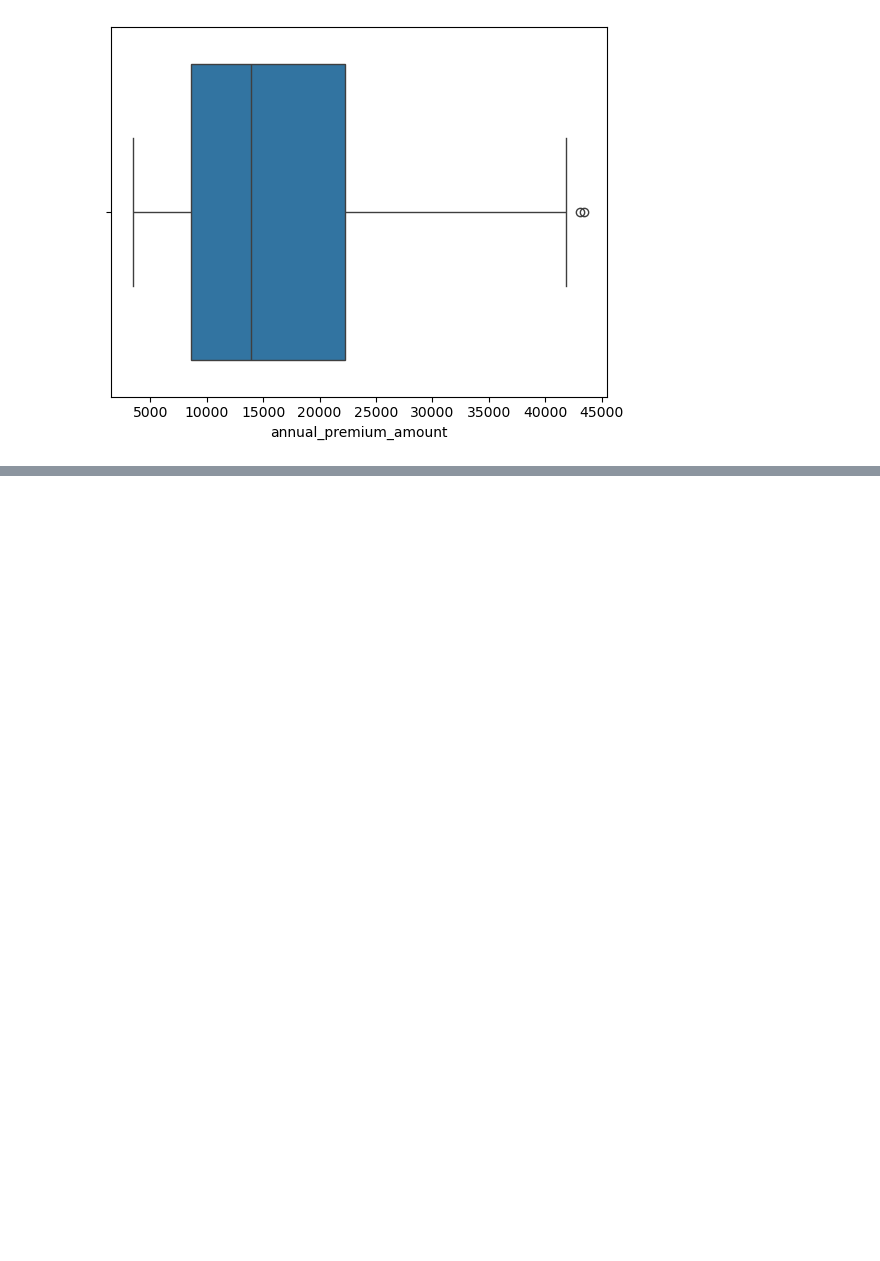
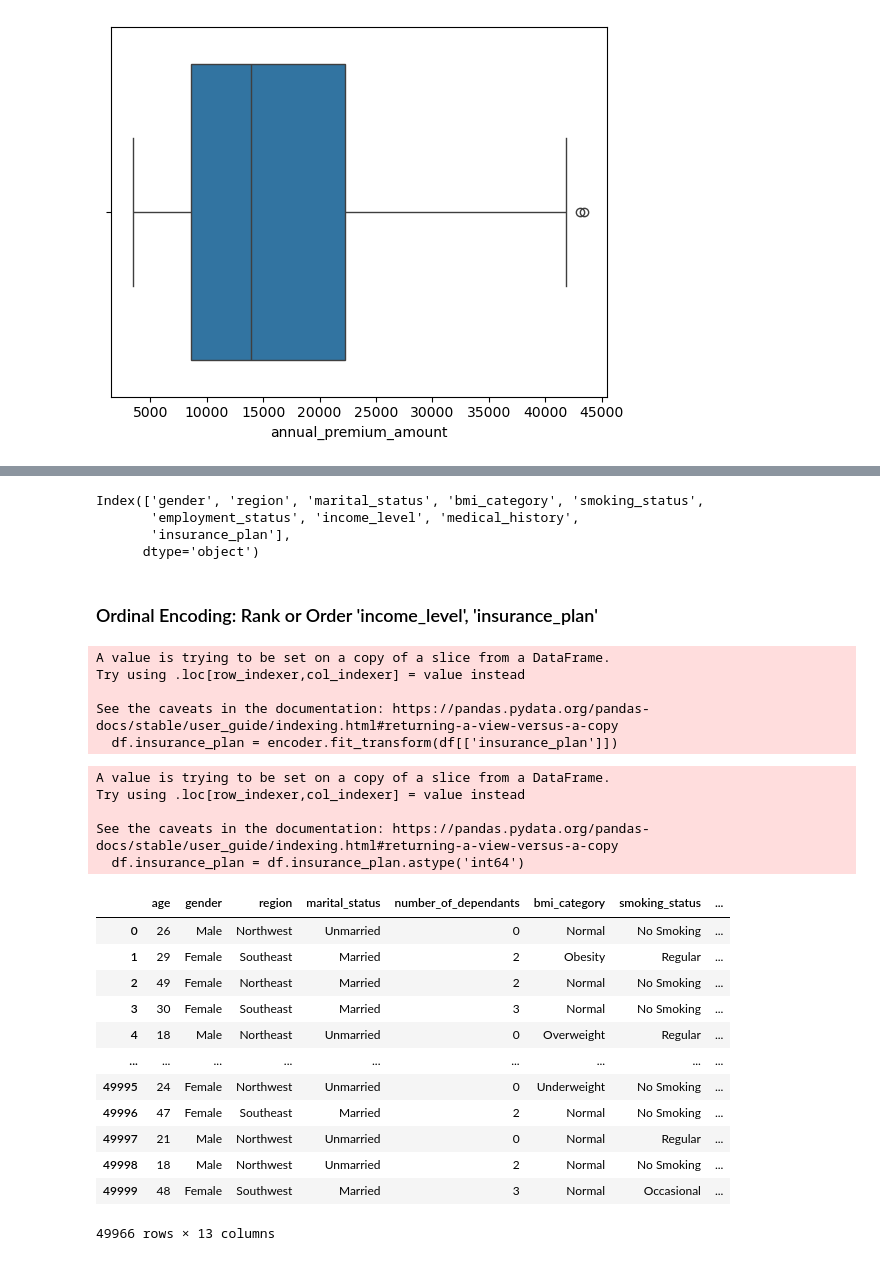
Before and after one commit to puneet-cs/DS17-ML-Project, a Jupyter notebook: Step1_EDA_DS17.ipynb, the cells around one changed output, grey strips where cells are left out. Drawn from its saved outputs; the diff is of its cells as text; code cells hidden in the pictures; blank space fills up the shorter version.

```diff
--- a/Step1_EDA_DS17.ipynb
+++ b/Step1_EDA_DS17.ipynb
@@ -189,0 +306,3 @@ for col in numeric_columns:
+# %%
+# deleted the Outliers
+df = df[df.income_lakhs <= 100]
@@ -189,0 +388,2 @@ for col in numeric_columns:
+# %%
+df.smoking_status = df.smoking_status.replace({'Smoking=0' : 'No Smoking', 'Does Not Smoke' : 'No Smoking', 'Not Smoking' : 'No Smoking'})
@@ -189,0 +404,9 @@ for col in numeric_columns:
+# %%
+categorical_columns
+# %% [output]
+Index(['gender', 'region', 'marital_status', 'bmi_category', 'smoking_status',
+       'employment_status', 'income_level', 'medical_history',
+       'insurance_plan'],
+      dtype='object')
+# %% [markdown]
+### Ordinal Encoding: Rank or Order 'income_level', 'insurance_plan'
@@ -189,0 +415,33 @@ for col in numeric_columns:
+# %%
+encoder = OrdinalEncoder(categories = [['Bronze', 'Silver', 'Gold']])
+df.insurance_plan = encoder.fit_transform(df[['insurance_plan']])
+# %% [output]
+A value is trying to be set on a copy of a slice from a DataFrame.
+Try using .loc[row_indexer,col_indexer] = value instead
+
+See the caveats in the documentation: https://pandas.pydata.org/pandas-docs/stable/user_guide/indexing.html#returning-a-view-versus-a-copy
+  df.insurance_plan = encoder.fit_transform(df[['insurance_plan']])
+# %%
+df.insurance_plan = df.insurance_plan.astype('int64')
+# %% [output]
+A value is trying to be set on a copy of a slice from a DataFrame.
+Try using .loc[row_indexer,col_indexer] = value instead
+
+See the caveats in the documentation: https://pandas.pydata.org/pandas-docs/stable/user_guide/indexing.html#returning-a-view-versus-a-copy
+  df.insurance_plan = df.insurance_plan.astype('int64')
+# %%
+df
+# %% [output]
+|  | age | gender | region | marital_status | number_of_dependants | bmi_category | smoking_status | ... |
+| 0 | 26 | Male | Northwest | Unmarried | 0 | Normal | No Smoking | ... |
+| 1 | 29 | Female | Southeast | Married | 2 | Obesity | Regular | ... |
+| 2 | 49 | Female | Northeast | Married | 2 | Normal | No Smoking | ... |
+| 3 | 30 | Female | Southeast | Married | 3 | Normal | No Smoking | ... |
+| 4 | 18 | Male | Northeast | Unmarried | 0 | Overweight | Regular | ... |
+| ... | ... | ... | ... | ... | ... | ... | ... | ... |
+| 49995 | 24 | Female | Northwest | Unmarried | 0 | Underweight | No Smoking | ... |
+| 49996 | 47 | Female | Southeast | Married | 2 | Normal | No Smoking | ... |
+| 49997 | 21 | Male | Northwest | Unmarried | 0 | Normal | Regular | ... |
+| 49998 | 18 | Male | Northwest | Unmarried | 2 | Normal | No Smoking | ... |
+| 49999 | 48 | Female | Southwest | Married | 3 | Normal | Occasional | ... |
+49966 rows × 13 columns
```
Also changed, not shown: parts of 27 cells of this notebook.
